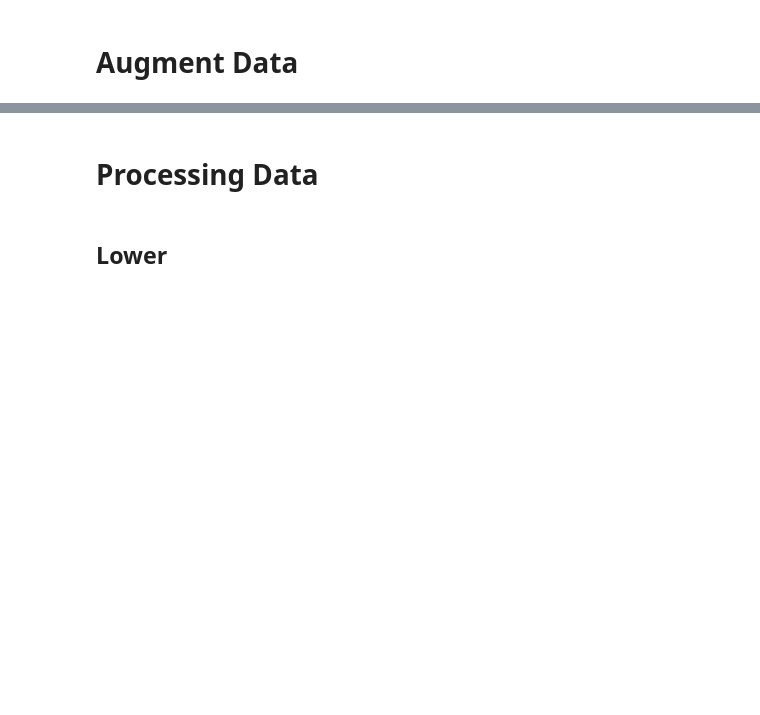
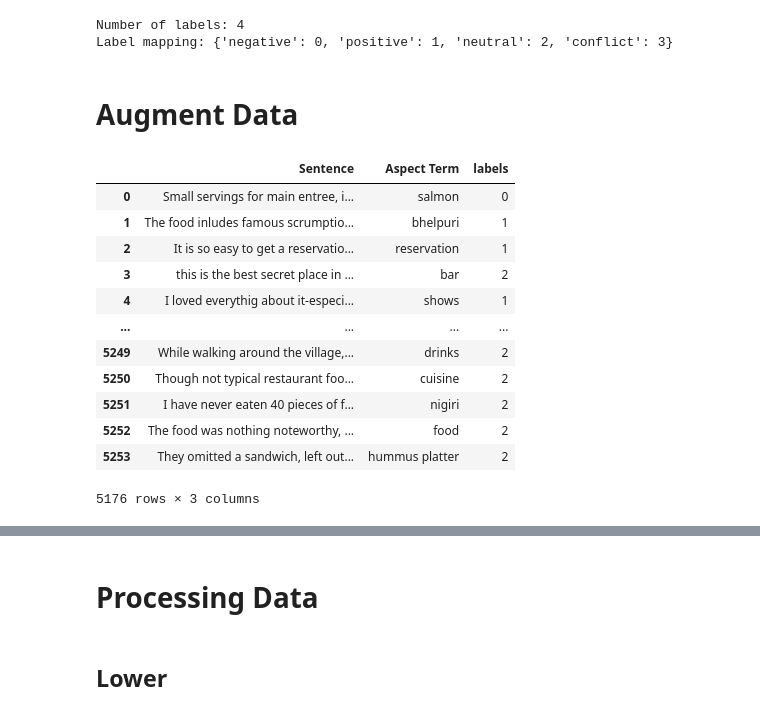
Before and after one commit to conanWinner/VKU_LAB_SENTIMENT, a Jupyter notebook: sa-lab1c2994695a3.ipynb, the cells around one changed output, grey strips where cells are left out. Drawn from its saved outputs; the diff is of its cells as text; code cells hidden in the pictures; blank space fills up the shorter version.

```diff
--- a/sa-lab1c2994695a3.ipynb
+++ b/sa-lab1c2994695a3.ipynb
@@ -26,9 +51,28 @@ df = pd.read_csv("/kaggle/input/semeval-2014-task-4-aspectbasedsentimentanalysis
+# %%
+# Đổi tên các cột của data Agment :v
+df_negative_augment = df_negative_augment.drop([ 'Sentence'], axis=1)
+
+df_negative_augment = df_negative_augment.rename(columns={
+    "augmented_sentences": "Sentence",
+})
+df_neutral_augment = df_neutral_augment.drop([ 'Sentence'], axis=1)
+
+df_neutral_augment = df_neutral_augment.rename(columns={
+    "augmented_sentences": "Sentence",
+})
+
+# Ghép Data train lại nè
+df = pd.concat([df_train_root, df_negative_augment, df_neutral_augment], ignore_index=True)
 # %%
 labels = df['polarity'].unique().tolist()
 label_map = {label: i for i, label in enumerate(labels)}
 num_labels = len(labels)
 
 df['labels'] = df['polarity'].map(label_map)
+df_test['labels'] = df_test['polarity'].map(label_map)
 
 print(f"Number of labels: {num_labels}")
 print(f"Label mapping: {label_map}")
+# %% [output]
+Number of labels: 4
+Label mapping: {'negative': 0, 'positive': 1, 'neutral': 2, 'conflict': 3}
@@ -49,0 +96,16 @@ train_df, val_df = train_test_split(df, test_size=0.2, random_state=42)
+# %%
+train_df
+# %% [output]
+|  | Sentence | Aspect Term | labels |
+| 0 | Small servings for main entree, i... | salmon | 0 |
+| 1 | The food inludes famous scrumptio... | bhelpuri | 1 |
+| 2 | It is so easy to get a reservatio... | reservation | 1 |
+| 3 | this is the best secret place in ... | bar | 2 |
+| 4 | I loved everythig about it-especi... | shows | 1 |
+| ... | ... | ... | ... |
+| 5249 | While walking around the village,... | drinks | 2 |
+| 5250 | Though not typical restaurant foo... | cuisine | 2 |
+| 5251 | I have never eaten 40 pieces of f... | nigiri | 2 |
+| 5252 | The food was nothing noteworthy, ... | food | 2 |
+| 5253 | They omitted a sandwich, left out... | hummus platter | 2 |
+5176 rows × 3 columns
```
Also changed, not shown: parts of 49 cells of this notebook.
